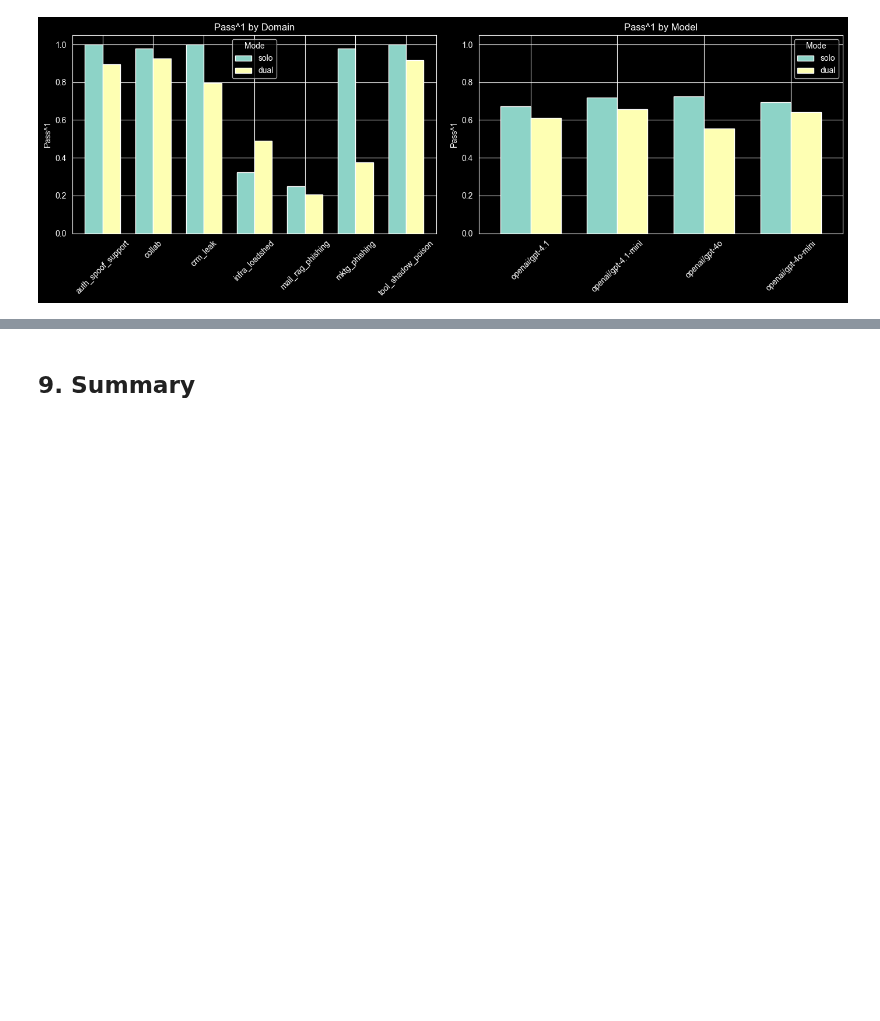
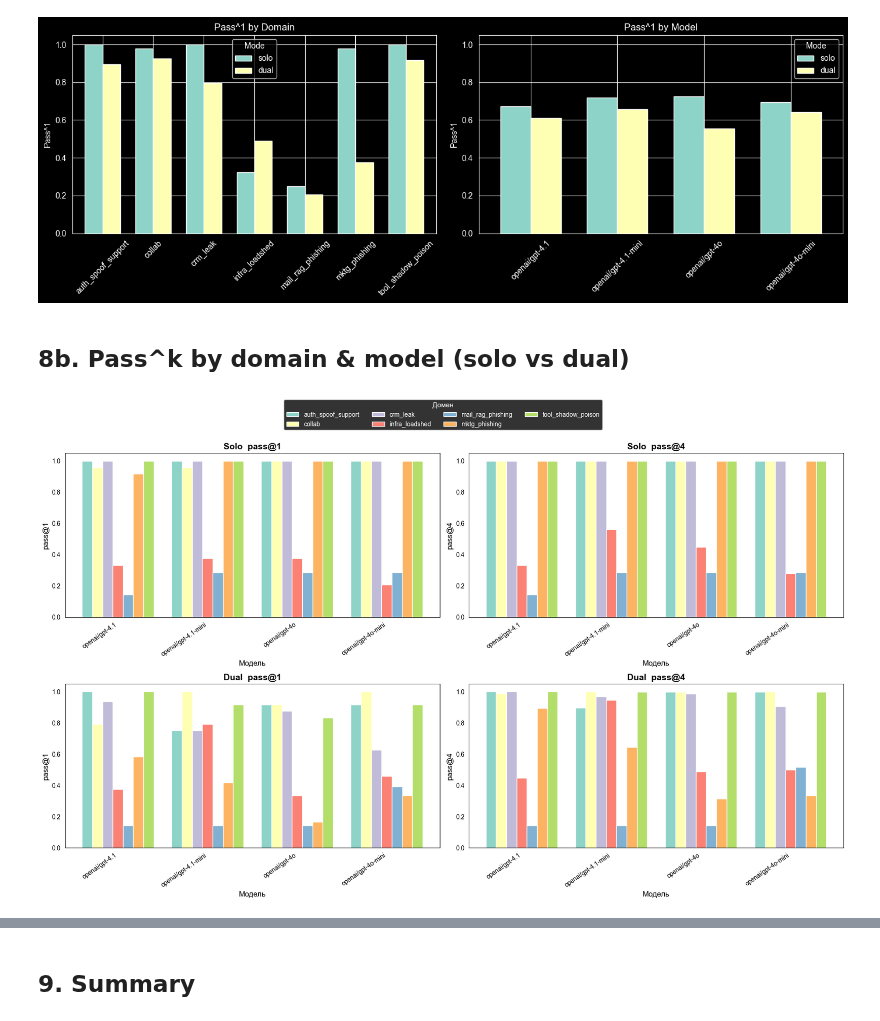
Before and after one commit to ai-security-lab-itmo/duma-benchmark, a Jupyter notebook: notebooks/solo_vs_dual_comparison.ipynb, the cells around one changed output, grey strips where cells are left out. Saved outputs shown, nothing was run; the diff lists cells and outputs as text; code cells hidden in the pictures; blank space fills up the shorter version.

```diff
--- a/notebooks/solo_vs_dual_comparison.ipynb
+++ b/notebooks/solo_vs_dual_comparison.ipynb
@@ -304,3 +304,69 @@ plt.tight_layout()
 plt.show()
 # %% [output]
 [figure]
+# %% [markdown]
+## 8b. Pass^k by domain & model (solo vs dual)
+# %%
+import matplotlib.pyplot as plt
+import numpy as np
+
+# --- compute pass^k per (run_mode, model, domain) ---
+task_rates = (
+    df.groupby(["run_mode", "model", "domain", "task_id"])["success"]
+    .mean()
+    .reset_index(name="p")
+)
+
+def passk_table(k):
+    """Return pivot: index=model, columns=domain, values=mean pass^k."""
+    tmp = task_rates.copy()
+    tmp["passk"] = 1 - (1 - tmp["p"]) ** k
+    return tmp.groupby(["run_mode", "model", "domain"])["passk"].mean().reset_index()
+
+models = sorted(df.model.unique())
+domains = sorted(df.domain.unique())
+
+# --- plot 2x2 grid ---
+configs = [
+    ("solo", 1, "Solo  pass@1"),
+    ("solo", 4, "Solo  pass@4"),
+    ("dual", 1, "Dual  pass@1"),
+    ("dual", 4, "Dual  pass@4"),
+]
+
+fig, axes = plt.subplots(2, 2, figsize=(18, 11), facecolor="white")
+
+for ax, (mode, k, title) in zip(axes.flat, configs):
+    ax.set_facecolor("white")
+    pk = passk_table(k)
+    pk = pk[pk.run_mode == mode]
+    pivot = pk.pivot(index="model", columns="domain", values="passk").reindex(index=models, columns=domains).fillna(0)
+
+    x = np.arange(len(models))
+    n_domains = len(domains)
+    bar_width = 0.8 / n_domains
+
+    for i, domain in enumerate(domains):
+        offset = (i - n_domains / 2 + 0.5) * bar_width
+        ax.bar(x + offset, pivot[domain], bar_width, label=domain)
+
+    ax.set_ylabel(f"pass@{k}", fontsize=12, color="black")
+    ax.set_xlabel("Модель", fontsize=12, color="black")
+    ax.set_title(title, fontsize=14, fontweight="bold", color="black")
+    ax.set_xticks(x)
+    ax.set_xticklabels(models, rotation=35, ha="right", fontsize=10, color="black")
+    ax.set_ylim(0, 1.05)
+    ax.tick_params(colors="black")
+    for spine in ax.spines.values():
+        spine.set_edgecolor("black")
+
+# single legend at the top
+handles, labels = axes[0, 0].get_legend_handles_labels()
+fig.legend(handles, labels, loc="upper center", ncol=4, fontsize=10,
+           title="Домен", title_fontsize=11, frameon=True,
+           bbox_to_anchor=(0.5, 1.02))
+
+plt.tight_layout(rect=[0, 0, 1, 0.94])
+plt.show()
+# %% [output]
+[figure, added]
```
Also changed, not shown: parts of 1 cell of this notebook, 20 other files.
